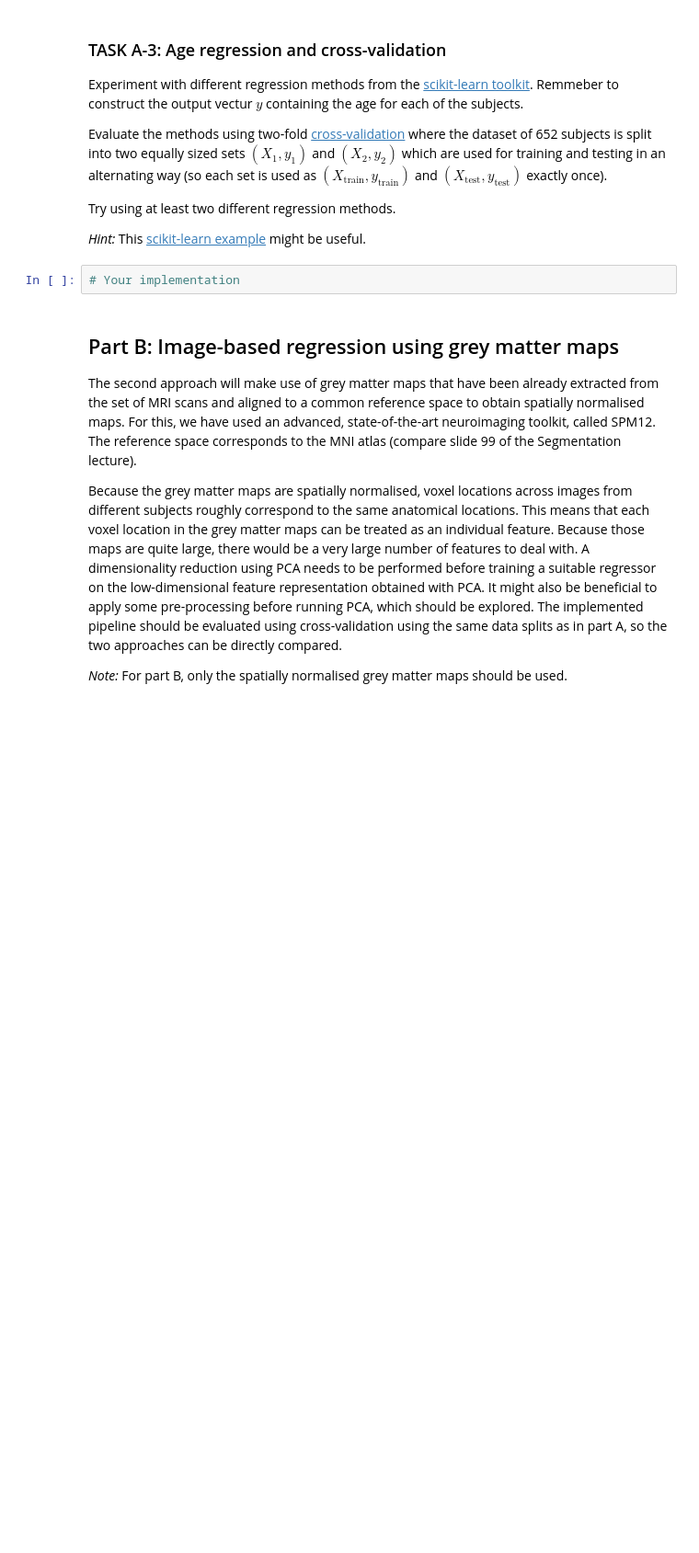
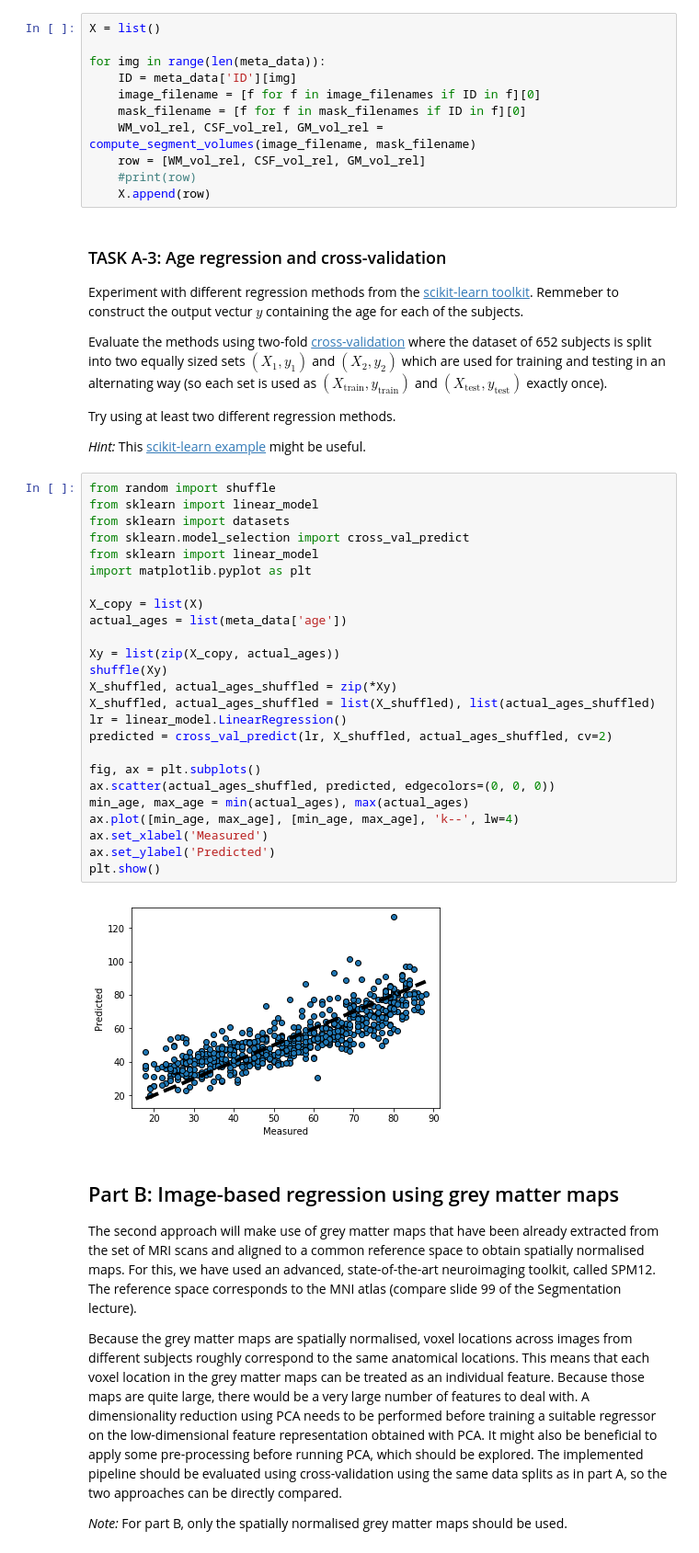
Before and after one commit to yangglebin/Medical-Image-Computing, a Jupyter notebook: MIC-Coursework.ipynb, the cells around one changed output. Shown at 92% size. Saved outputs shown, nothing was run; the diff lists cells and outputs as text; blank space fills up the shorter version.

```diff
--- a/MIC-Coursework.ipynb
+++ b/MIC-Coursework.ipynb
@@ -255,3 +279,14 @@ Implement a function that calculates volume features given the three tissue volu
+# %%
+X = list()
+
+for img in range(len(meta_data)):
+    ID = meta_data['ID'][img]
+    image_filename = [f for f in image_filenames if ID in f][0]
+    mask_filename = [f for f in mask_filenames if ID in f][0]
+    WM_vol_rel, CSF_vol_rel, GM_vol_rel = compute_segment_volumes(image_filename, mask_filename)
+    row = [WM_vol_rel, CSF_vol_rel, GM_vol_rel]
+    #print(row)
+    X.append(row)
 # %% [markdown]
 ### TASK A-3: Age regression and cross-validation
 
@@ -262,8 +297,33 @@ Evaluate the methods using two-fold [cross-validation](http://scikit-learn.org/s
 Try using at least two different regression methods.
 
 *Hint:* This [scikit-learn example](http://scikit-learn.org/stable/auto_examples/plot_cv_predict.html#sphx-glr-auto-examples-plot-cv-predict-py) might be useful.
-# %%
-# Your implementation
+# %%
+from random import shuffle
+from sklearn import linear_model
+from sklearn import datasets
+from sklearn.model_selection import cross_val_predict
+from sklearn import linear_model
+import matplotlib.pyplot as plt
+
+X_copy = list(X)
+actual_ages = list(meta_data['age'])
+
+Xy = list(zip(X_copy, actual_ages))
+shuffle(Xy)
+X_shuffled, actual_ages_shuffled = zip(*Xy)
+X_shuffled, actual_ages_shuffled = list(X_shuffled), list(actual_ages_shuffled)
+lr = linear_model.LinearRegression()
+predicted = cross_val_predict(lr, X_shuffled, actual_ages_shuffled, cv=2)
+
+fig, ax = plt.subplots()
+ax.scatter(actual_ages_shuffled, predicted, edgecolors=(0, 0, 0))
+min_age, max_age = min(actual_ages), max(actual_ages)
+ax.plot([min_age, max_age], [min_age, max_age], 'k--', lw=4)
+ax.set_xlabel('Measured')
+ax.set_ylabel('Predicted')
+plt.show()
+# %% [output]
+[figure, added]
 # %% [markdown]
 ## Part B: Image-based regression using grey matter maps
 
```
Also changed, not shown: parts of 3 cells of this notebook.
